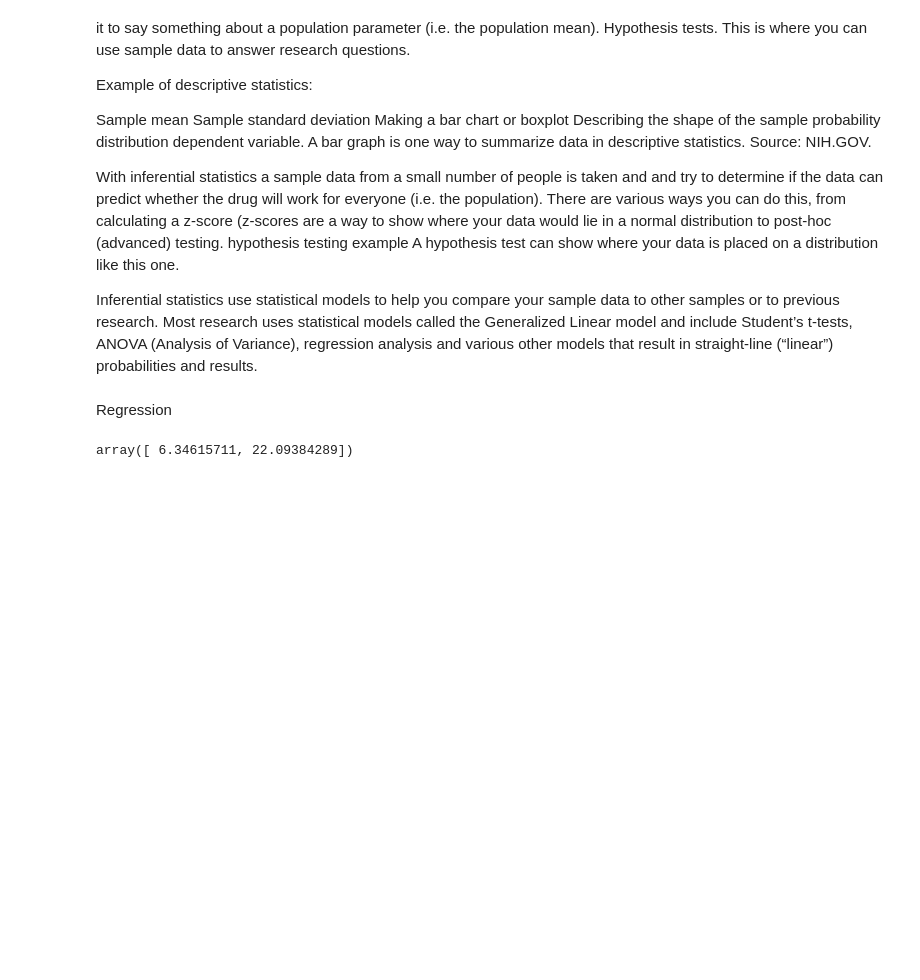
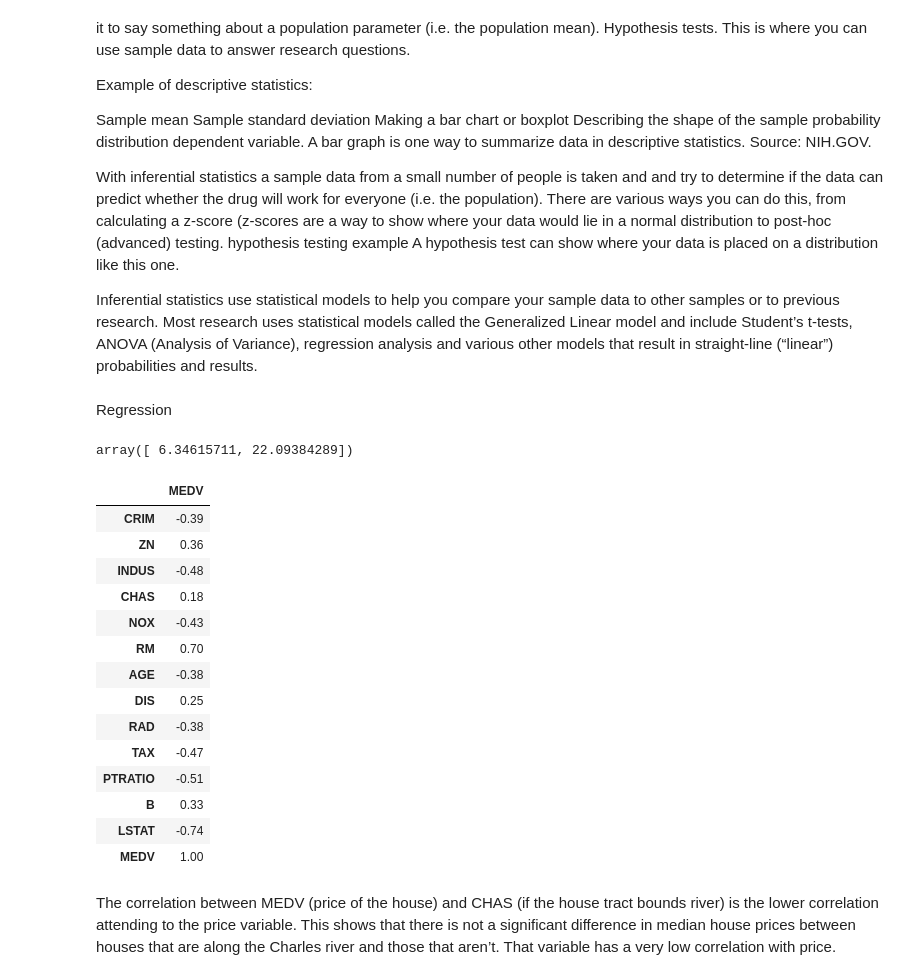
Before and after one commit to Nayade2lu/machine-learning, a Jupyter notebook: Project Machine Learning Lucia Saura Corella.ipynb, the cells around one changed output. Cells and saved outputs as stored; diff of their text form; code cells hidden in the pictures; blank space fills up the shorter version.

Commit message:
correlation price-CHAS

```diff
--- a/Project Machine Learning Lucia Saura Corella.ipynb
+++ b/Project Machine Learning Lucia Saura Corella.ipynb
@@ -300,3 +300,28 @@ River = bostondf['CHAS']
 np.polyfit(River, price,1)
 # %% [output]
 array([ 6.34615711, 22.09384289])
+# %%
+correlation_matrix = bostondf.corr().round(2)
+
+
+price_correlation = correlation_matrix.iloc[:,13:14]
+
+price_correlation
+# %% [output]
+|  | MEDV |
+| CRIM | -0.39 |
+| ZN | 0.36 |
+| INDUS | -0.48 |
+| CHAS | 0.18 |
+| NOX | -0.43 |
+| RM | 0.70 |
+| AGE | -0.38 |
+| DIS | 0.25 |
+| RAD | -0.38 |
+| TAX | -0.47 |
+| PTRATIO | -0.51 |
+| B | 0.33 |
+| LSTAT | -0.74 |
+| MEDV | 1.00 |
+# %% [markdown]
+The correlation between MEDV (price of the house) and CHAS (if the house tract bounds river) is the lower correlation attending to the price variable. This shows that there is not a significant difference in median house prices between houses that are along the Charles river and those that aren’t. That variable has a very low correlation with price.
```
